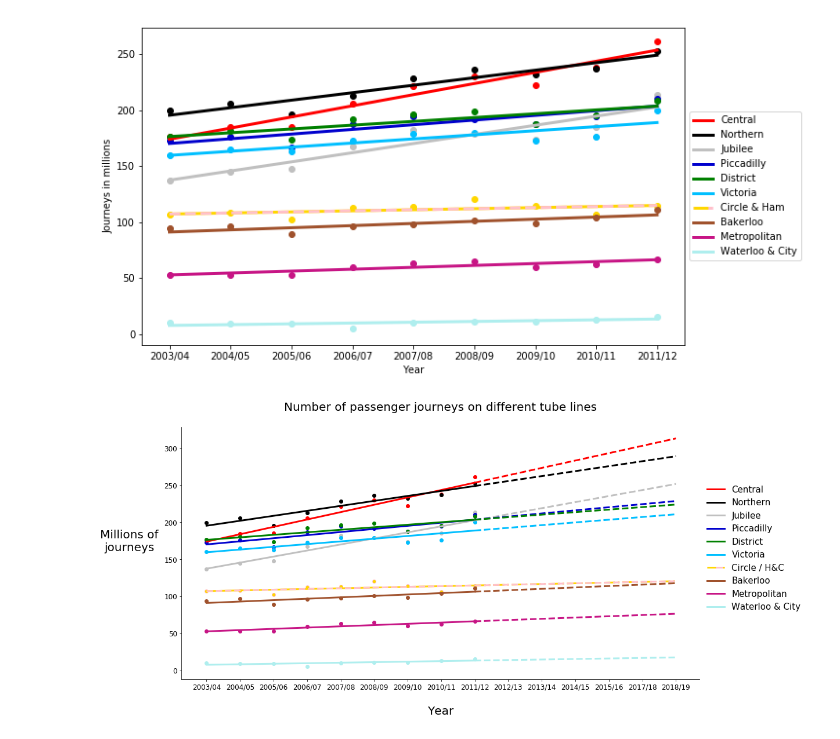
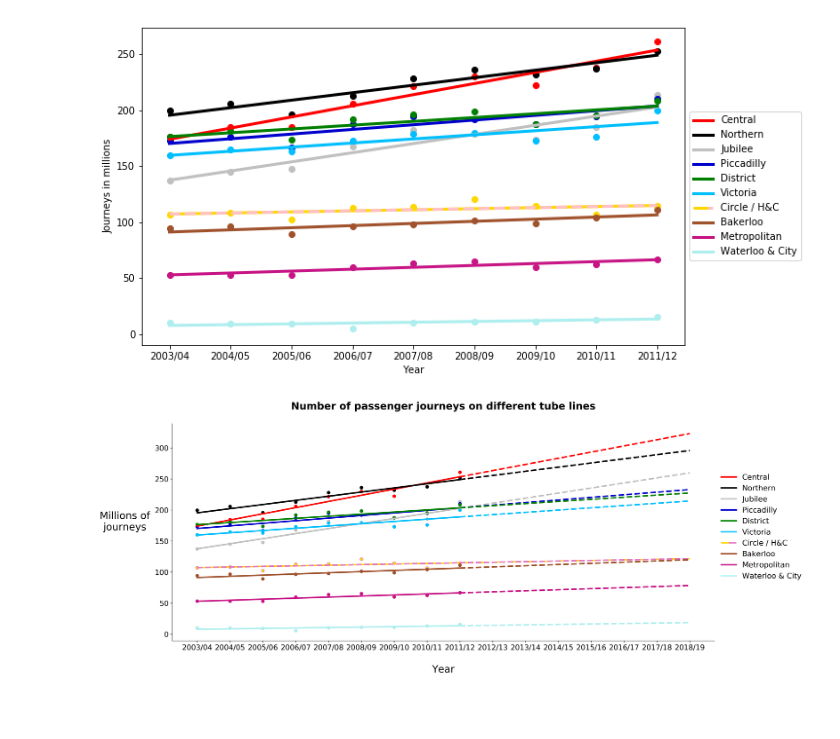
Before and after one commit to SmellsLikeCake/Poo-Tube, a Jupyter notebook: Poo-Tube-Investigation.ipynb, the cells around one changed output. Drawn from its saved outputs; the diff is of its cells as text; code cells hidden in the pictures; blank space fills up the shorter version.

Commit message:
included Night Tube numbers and redid graphs

```diff
--- a/Poo-Tube-Investigation.ipynb
+++ b/Poo-Tube-Investigation.ipynb
@@ -96,7 +97,8 @@ journeys.iloc[1, 0]
 184519.0
 # %%
 tick_names = journeys.index.values
-tick_names = np.concatenate((tick_names, ['2012/13', '2013/14', '2014/15', '2015/16', '2017/18', '2018/19']))
+extra_years = ['2012/13', '2013/14', '2014/15', '2015/16', '2016/17', '2017/18', '2018/19']
+tick_names = np.concatenate((tick_names, extra_years))
 tick_names
 # %% [output]
 array(['2003/04', '2004/05', '2005/06', '2006/07', '2007/08', '2008/09',
@@ -131,7 +133,7 @@ for col in np.arange(0, len(journeys.columns)-1):
     regr.fit(x, y)
     plt.scatter(x, y, color=colors[col])
     plt.plot(x, regr.predict(x), color=colors[col], linewidth=3)
-    plt.xticks(np.arange(1,16), tick_names)
+    plt.xticks(np.arange(1,17), tick_names)
 for col in np.arange(0, len(journeys.columns)-1):
     x = journeys['year'].values.reshape(-1, 1)
     y = journeys.iloc[:,col].values /1000
@@ -139,7 +141,7 @@ for col in np.arange(0, len(journeys.columns)-1):
     regr = LinearRegression()
     regr.fit(x, y)
     plt.plot(x2, regr.predict(x2), color=colors[col], linestyle='dashed', linewidth=3)
-    plt.xticks(np.arange(1,16), tick_names)
+    plt.xticks(np.arange(1,17), tick_names)
 plt.xlabel('Year')
 plt.ylabel('Journeys in millions')
 plt.legend(journeys.columns[0:10], loc='upper left', bbox_to_anchor=(1, 0.75))
@@ -197,9 +193,13 @@ plt.show()
 # %% [output]
 [figure]
 # %%
-plt.rcParams.update({'font.size': 12})
-fig, ax = plt.subplots(figsize=(16, 8))
+results = pd.DataFrame({'year': extra_years})
 
+plt.rcParams.update({'font.size': 14.5})
+fig, ax = plt.subplots(figsize=(20, 8), dpi=300)
+#ax.set_facecolor('linen')
+
+## Plot solid lines up until Circle / H&C
 for col in np.arange(0, 6):
     x = journeys['year'].values.reshape(-1, 1)
     y = journeys.iloc[:,col].values /1000
@@ -207,19 +207,23 @@ for col in np.arange(0, 6):
     regr.fit(x, y)
     plt.scatter(x, y, color=colors[col])
     plt.plot(x, regr.predict(x), color=colors[col], linewidth=3, label=journeys.columns[col])
-    plt.xticks(np.arange(1,16), tick_names)
+    plt.xticks(np.arange(1,17), tick_names)
+
+## Plot solid Circle / H&C
 for col in np.arange(6, 7):
     x = journeys['year'].values.reshape(-1, 1)
     y = journeys.iloc[:,col].values /1000
     regr = LinearRegression()
     regr.fit(x, y)
-    plt.scatter(x, y, color='pink')
+    plt.scatter(x, y, color='tab:pink')
     plt.scatter(x, y, s=18, color='gold')
     plt.plot(x, regr.predict(x), color='gold', linewidth=3, linestyle='-', label=journeys.columns[col])
-    plt.plot(x, regr.predict(x), color='pink', linewidth=3, linestyle='--', label=journeys.columns[col])
-    dotted_line1 = lines.Line2D([], [], linewidth=3, linestyle="--", dashes=(10, 1), color='pink')
-    dotted_line2 = lines.Line2D([], [], linewidth=3, linestyle='-', dashes=(5, 4), color='gold')
-    plt.xticks(np.arange(1,16), tick_names)
+    plt.plot(x, regr.predict(x), color='tab:pink', linewidth=3, linestyle='--', label=journeys.columns[col])
+    dotted_line1 = lines.Line2D([], [], linewidth=3, linestyle="--", dashes=(10, 1), color='tab:pink')
+    dotted_line2 = lines.Line2D([], [], linewidth=3, linestyle='-', dashes=(5, 5), color='gold')
+    plt.xticks(np.arange(1,17), tick_names)
+
+## Plot lines after Circle / H&C
 for col in np.arange(7, len(journeys.columns)-1):
     x = journeys['year'].values.reshape(-1, 1)
     y = journeys.iloc[:,col].values /1000
@@ -227,46 +231,55 @@ for col in np.arange(7, len(journeys.columns)-1):
     regr.fit(x, y)
     plt.scatter(x, y, color=colors[col])
     plt.plot(x, regr.predict(x), color=colors[col], linewidth=3, label=journeys.columns[col])
-    plt.xticks(np.arange(1,16), tick_names)
+    plt.xticks(np.arange(1,17), tick_names)
+
+## Plot dashed prediction lines
 for col in np.arange(0, 6):
     x = journeys['year'].values.reshape(-1, 1)
     y = journeys.iloc[:,col].values /1000
-    x2 = np.array([9, 10, 11, 12, 13, 14, 15]).reshape(-1, 1)
+    x2 = np.array([9, 10, 11, 12, 13, 14, 15, 16]).reshape(-1, 1)
     regr = LinearRegression()
     regr.fit(x, y)
     plt.plot(x2, regr.predict(x2), color=colors[col], linewidth=3, linestyle='dashed', label=journeys.columns[col])
-    plt.xticks(np.arange(1,16), tick_names)
+    plt.xticks(np.arange(1,17), tick_names)
+    results[journeys.columns[col]] = np.array(regr.predict(x2)[1:])
 for col in np.arange(6, 7):
     x = journeys['year'].values.reshape(-1, 1)
     y = journeys.iloc[:,col].values /1000
-    x2 = np.array([9, 10, 11, 12, 13, 14, 15]).reshape(-1, 1)
+    x2 = np.array([9, 10, 11, 12, 13, 14, 15, 16]).reshape(-1, 1)
     regr = LinearRegression()
     regr.fit(x, y)
     plt.plot(x2, regr.predict(x2), color='gold', linewidth=3, linestyle='-.', label=journeys.columns[col])
-    plt.plot(x2, regr.predict(x2), color='pink', linewidth=3, linestyle='--', label=journeys.columns[col])
-    dotted_line3 = lines.Line2D([], [], linewidth=3, linestyle="--", dashes=(10, 1), color='pink')
-    dotted_line4 = lines.Line2D([], [], linewidth=3, linestyle='-', dashes=(5, 4), color='gold')
-    plt.xticks(np.arange(1,16), tick_names)
+    plt.plot(x2, regr.predict(x2), color='tab:pink', linewidth=3, linestyle='--', label=journeys.columns[col])
+    dotted_line3 = lines.Line2D([], [], linewidth=3, linestyle="--", color='tab:pink')
+    dotted_line4 = lines.Line2D([], [], linewidth=3, linestyle='-', color='gold')
+    plt.xticks(np.arange(1,17), tick_names)
+    results[journeys.columns[col]] = np.array(regr.predict(x2)[1:])
 for col in np.arange(7, len(journeys.columns)-1):
     x = journeys['year'].values.reshape(-1, 1)
     y = journeys.iloc[:,col].values /1000
-    x2 = np.array([9, 10, 11, 12, 13, 14, 15]).reshape(-1, 1)
+    x2 = np.array([9, 10, 11, 12, 13, 14, 15, 16]).reshape(-1, 1)
     regr = LinearRegression()
     regr.fit(x, y)
     plt.plot(x2, regr.predict(x2), color=colors[col], linewidth=3, linestyle='dashed', label=journeys.columns[col])
-    plt.xticks(np.arange(1,16), tick_names)
+    plt.xticks(np.arange(1,17), tick_names)
+    results[journeys.columns[col]] = np.array(regr.predict(x2)[1:])
+
+## Graph features
 plt.xlabel('\nYear', fontsize=20)
 plt.ylabel('Millions of\njourneys', fontsize=20, rotation=0, labelpad=60)
 handles, labels = ax.get_legend_handles_labels()
 plt.legend((handles[0:6] + [(dotted_line1, dotted_line2)] + handles[8:11]),
            (labels[0:6] + labels[7:11]),
            loc='upper left',
            bbox_to_anchor=(1, 0.8),
           frameon=False,
           prop={'size': 15})
-plt.title('Number of passenger journeys on different tube lines\n', fontsize=20)
+plt.title('Number of passenger journeys on different tube lines\n', fontsize=20, fontweight='bold')
 ax.spines['top'].set_visible(False)
 ax.spines['right'].set_visible(False)
+plt.tight_layout()
+plt.savefig('journeys-extend.png', bbox_inches='tight', pad_inches=0.5)
 plt.show()
 # %% [output]
-[figure, old version]
+[figure, new version]
```
Also changed, not shown: parts of 44 cells of this notebook.
